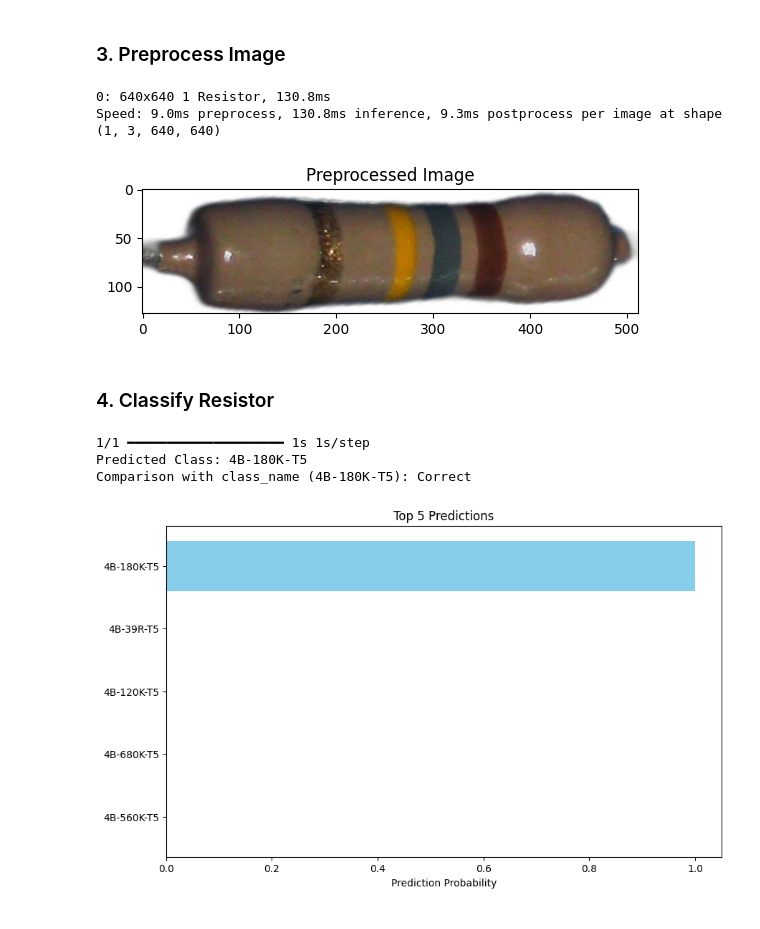
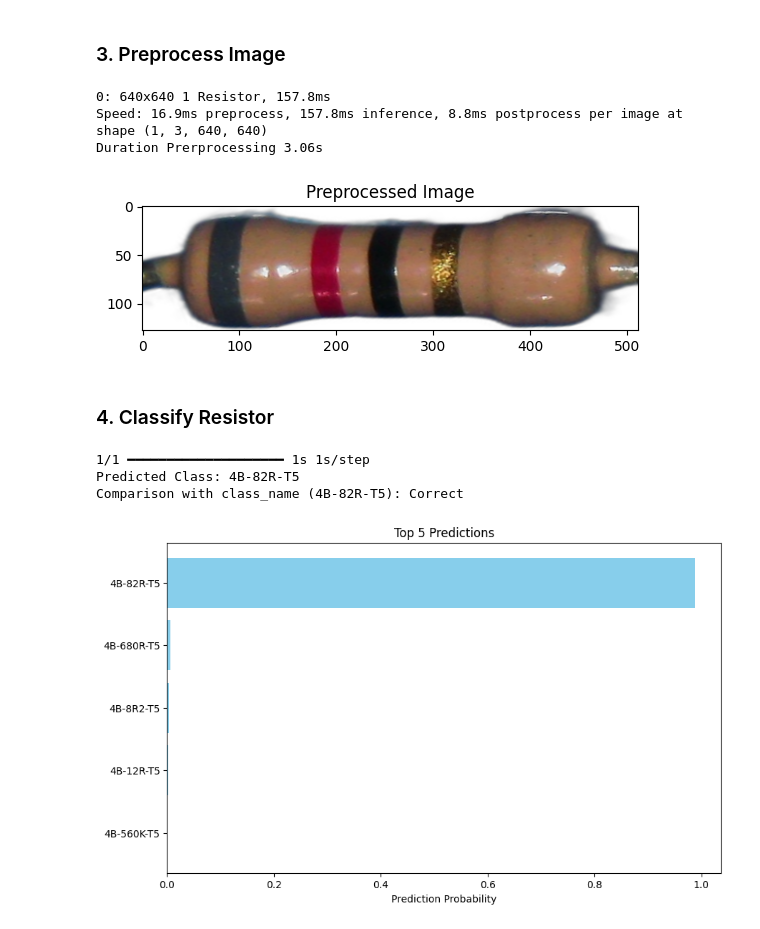
Before and after one commit to killphil/resistor_machinelearning, a Jupyter notebook: interference.ipynb, the cells around one changed output. Drawn from its saved outputs; the diff is of its cells as text; code cells hidden in the pictures.

```diff
--- a/interference.ipynb
+++ b/interference.ipynb
@@ -26,23 +27,28 @@ plt.imshow(image)
 # %% [markdown]
 ### 3. Preprocess Image
 # %%
+time_start = time.time()
 ret,cropped_image = detect_rotate(image)
 if(ret==True):
     plt.title('Preprocessed Image')
     plt.imshow(cropped_image)
+    cropped_resized = cv2.resize(cropped_image, (256, 256))
+    cropped_resized = np.expand_dims(cropped_resized, axis=0)
+time_end = time.time()
+
+time_difference = time_end-time_start
+print(f'Duration Prerprocessing {time_difference:.2f}s')
 # %% [output]
-0: 640x640 1 Resistor, 130.8ms
-Speed: 9.0ms preprocess, 130.8ms inference, 9.3ms postprocess per image at shape (1, 3, 640, 640)
+0: 640x640 1 Resistor, 157.8ms
+Speed: 16.9ms preprocess, 157.8ms inference, 8.8ms postprocess per image at shape (1, 3, 640, 640)
+Duration Prerprocessing 3.06s
-[figure, old version]
+[figure, new version]
 # %% [markdown]
 ### 4. Classify Resistor
 # %%
 #Choose Model
-model = mdl.Ensemble_model_trained
+model = mdl.Ensemble
 
-
-cropped_resized = cv2.resize(cropped_image, (256, 256))
-cropped_resized = np.expand_dims(cropped_resized, axis=0)
 prediction = model.predict(cropped_resized)
 predicted_index = np.argmax(prediction)
 
@@ -70,6 +76,6 @@ plt.gca().invert_yaxis()  # Invert Y-axis to have the highest probability at the
 plt.show()
 # %% [output]
 1/1 ━━━━━━━━━━━━━━━━━━━━ 1s 1s/step
-Predicted Class: 4B-180K-T5
-Comparison with class_name (4B-180K-T5): Correct
+Predicted Class: 4B-82R-T5
+Comparison with class_name (4B-82R-T5): Correct
-[figure, old version]
+[figure, new version]
```
Also changed, not shown: parts of 2 cells of this notebook, 9 other files.
